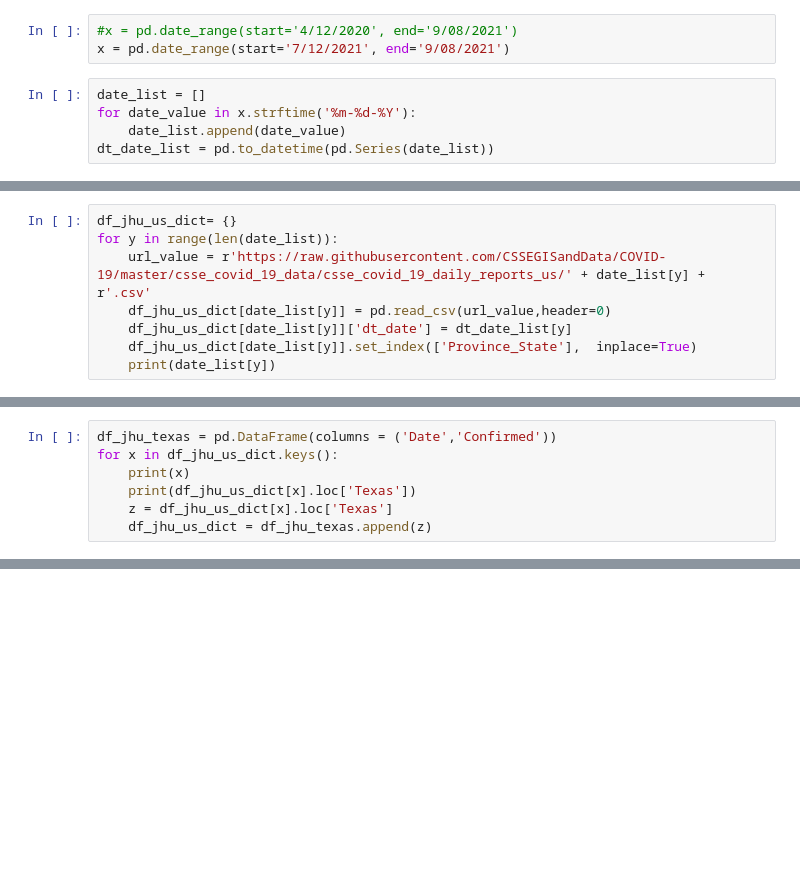
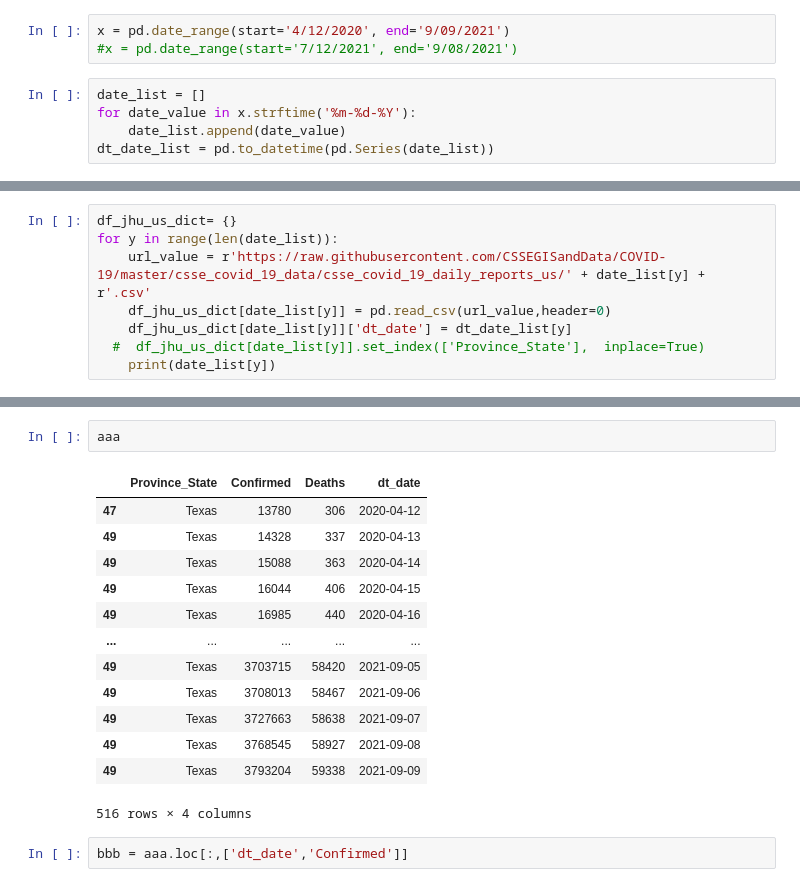
Before and after one commit to ldhagen/JHU_Covid_Notebooks, a Jupyter notebook: JH_US_data-Copy1.ipynb, the cells around one changed output, grey strips where cells are left out. Saved outputs shown, nothing was run; the diff lists cells and outputs as text; blank space fills up the shorter version.

```diff
--- a/JH_US_data-Copy1.ipynb
+++ b/JH_US_data-Copy1.ipynb
@@ -7,8 +7,8 @@ import datetime
 # %% [markdown]
 Update end date below to the previous day's date
 # %%
-#x = pd.date_range(start='4/12/2020', end='9/08/2021')
-x = pd.date_range(start='7/12/2021', end='9/08/2021')
+x = pd.date_range(start='4/12/2020', end='9/09/2021')
+#x = pd.date_range(start='7/12/2021', end='9/08/2021')
 # %%
 date_list = []
 for date_value in x.strftime('%m-%d-%Y'):
@@ -28,6 +20,6 @@ for y in range(len(date_list)):
     url_value = r'https://raw.githubusercontent.com/CSSEGISandData/COVID-19/master/csse_covid_19_data/csse_covid_19_daily_reports_us/' + date_list[y] + r'.csv'
     df_jhu_us_dict[date_list[y]] = pd.read_csv(url_value,header=0)
     df_jhu_us_dict[date_list[y]]['dt_date'] = dt_date_list[y]
-    df_jhu_us_dict[date_list[y]].set_index(['Province_State'],  inplace=True)
+  #  df_jhu_us_dict[date_list[y]].set_index(['Province_State'],  inplace=True)
     print(date_list[y])
 # %% [output]
@@ -78,7 +42,0 @@ Name: Texas, dtype: object
-# %%
-df_jhu_texas = pd.DataFrame(columns = ('Date','Confirmed'))
-for x in df_jhu_us_dict.keys():
-    print(x)
-    print(df_jhu_us_dict[x].loc['Texas'])
-    z = df_jhu_us_dict[x].loc['Texas']
-    df_jhu_us_dict = df_jhu_texas.append(z)
@@ -165,0 +47,18 @@ pd.to_datetime(pd.Series(date_list))[0]
+# %%
+aaa
+# %% [output]
+|  | Province_State | Confirmed | Deaths | dt_date |
+| 47 | Texas | 13780 | 306 | 2020-04-12 |
+| 49 | Texas | 14328 | 337 | 2020-04-13 |
+| 49 | Texas | 15088 | 363 | 2020-04-14 |
+| 49 | Texas | 16044 | 406 | 2020-04-15 |
+| 49 | Texas | 16985 | 440 | 2020-04-16 |
+| ... | ... | ... | ... | ... |
+| 49 | Texas | 3703715 | 58420 | 2021-09-05 |
+| 49 | Texas | 3708013 | 58467 | 2021-09-06 |
+| 49 | Texas | 3727663 | 58638 | 2021-09-07 |
+| 49 | Texas | 3768545 | 58927 | 2021-09-08 |
+| 49 | Texas | 3793204 | 59338 | 2021-09-09 |
+516 rows × 4 columns
+# %%
+bbb = aaa.loc[:,['dt_date','Confirmed']]
```
Also changed, not shown: parts of 37 cells of this notebook.
